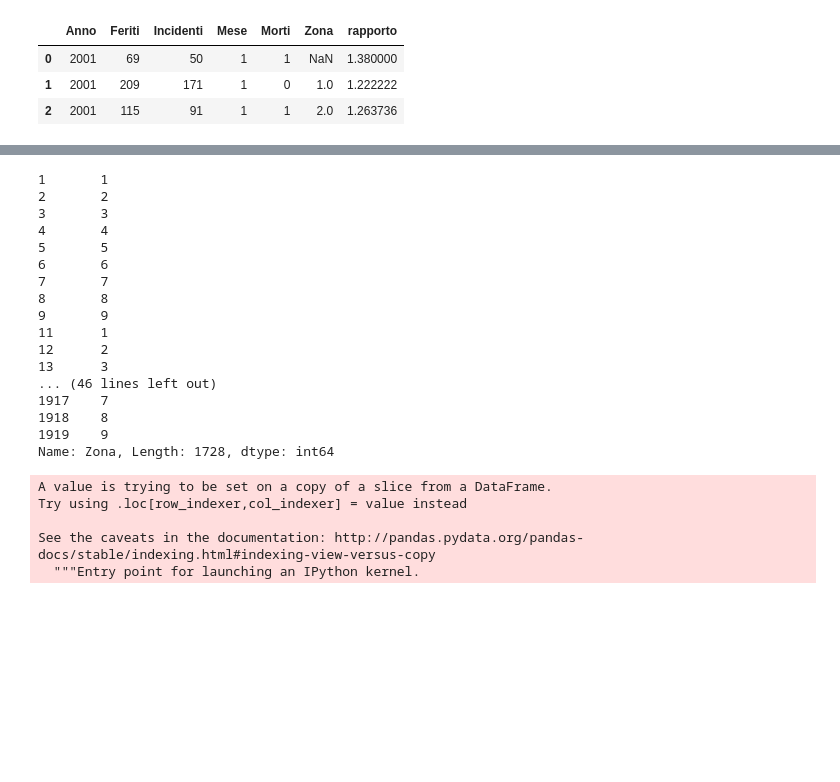
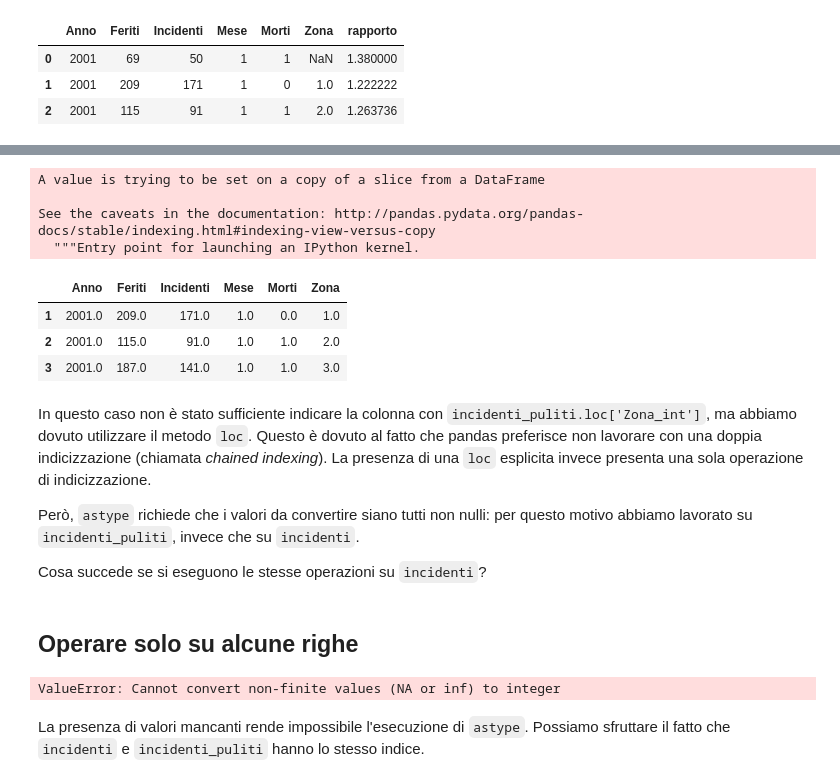
Before and after one commit to alfabetizzazione/python-alfabetizzazione-docenti, a Jupyter notebook: 10 Lavorare su un DataFrame.ipynb, the cells around one changed output, grey strips where cells are left out. Cells and saved outputs as stored; diff of their text form; code cells hidden in the pictures; blank space fills up the shorter version.

```diff
--- a/10 Lavorare su un DataFrame.ipynb
+++ b/10 Lavorare su un DataFrame.ipynb
@@ -97,29 +84,26 @@ len(incidenti_puliti)
-# %%
-zonep = zone.apply(int)
-zonep
-# %% [output]
-1       1
-2       2
-3       3
-4       4
-5       5
-6       6
-7       7
-8       8
-9       9
-11      1
-12      2
-13      3
-... (46 lines left out)
-1917    7
-1918    8
-1919    9
-Name: Zona, Length: 1728, dtype: int64
-# %%
-incidenti_puliti['Zona int'] = zone.apply(int)
-# %% [output]
-A value is trying to be set on a copy of a slice from a DataFrame.
-Try using .loc[row_indexer,col_indexer] = value instead
-
-See the caveats in the documentation: http://pandas.pydata.org/pandas-docs/stable/indexing.html#indexing-view-versus-copy
-  """Entry point for launching an IPython kernel.
+# %%
+incidenti_puliti.loc['Zona_int'] = incidenti_puliti.loc[:, 'Zona'].astype(int)
+incidenti_puliti.head(3)
+# %% [output]
+A value is trying to be set on a copy of a slice from a DataFrame
+
+See the caveats in the documentation: http://pandas.pydata.org/pandas-docs/stable/indexing.html#indexing-view-versus-copy
+  """Entry point for launching an IPython kernel.
+|  | Anno | Feriti | Incidenti | Mese | Morti | Zona |
+| 1 | 2001.0 | 209.0 | 171.0 | 1.0 | 0.0 | 1.0 |
+| 2 | 2001.0 | 115.0 | 91.0 | 1.0 | 1.0 | 2.0 |
+| 3 | 2001.0 | 187.0 | 141.0 | 1.0 | 1.0 | 3.0 |
+# %% [markdown]
+In questo caso non è stato sufficiente indicare la colonna con `incidenti_puliti.loc['Zona_int']`, ma abbiamo dovuto utilizzare il metodo `loc`. Questo è dovuto al fatto che pandas preferisce non lavorare con una doppia indicizzazione (chiamata *chained indexing*). La presenza di una `loc` esplicita invece presenta una sola operazione di indicizzazione.
+
+Però, `astype` richiede che i valori da convertire siano tutti non nulli: per questo motivo abbiamo lavorato su `incidenti_puliti`, invece che su `incidenti`.
+
+Cosa succede se si eseguono le stesse operazioni su `incidenti`?
+# %% [markdown]
+## Operare solo su alcune righe
+# %%
+incidenti.loc[:, 'Zona_int'] = incidenti.loc[:, 'Zona'].astype(int)
+# %% [output]
+ValueError: Cannot convert non-finite values (NA or inf) to integer
+# %% [markdown]
+La presenza di valori mancanti rende impossibile l'esecuzione di `astype`. Possiamo sfruttare il fatto che `incidenti` e `incidenti_puliti` hanno lo stesso indice.
```
Also changed, not shown: parts of 72 cells of this notebook.
